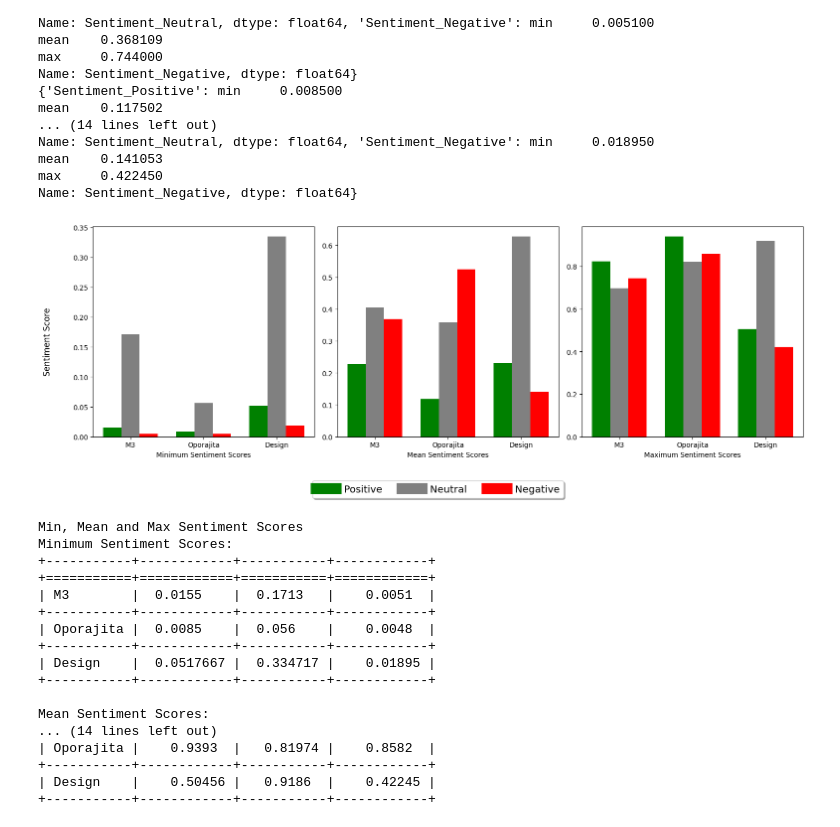
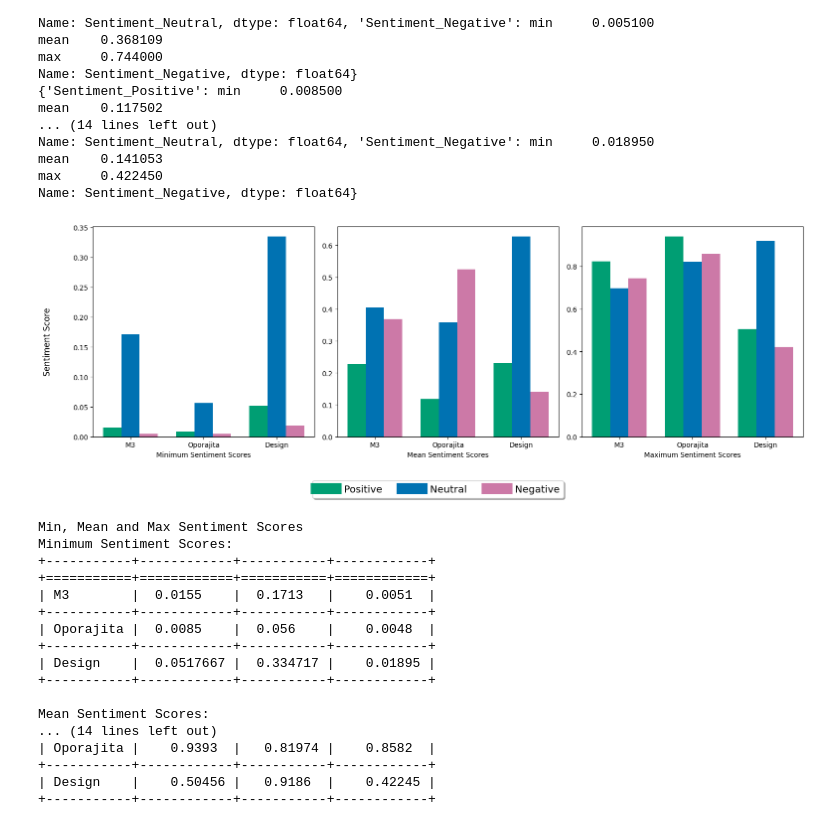
Before and after one commit to SumitKar01/mail-response-analysis, a Jupyter notebook: graphing-response-sp.ipynb, the cells around one changed output. Saved outputs shown, nothing was run; the diff lists cells and outputs as text; code cells hidden in the pictures.

```diff
--- a/graphing-response-sp.ipynb
+++ b/graphing-response-sp.ipynb
@@ -267,7 +267,7 @@ def plot_sentiment_scores(ax, data, title):
     x = np.arange(len(labels))
     width = 0.25
 
-    for i, (label, color) in enumerate(zip(['Positive', 'Neutral', 'Negative'], ['green', 'grey', 'red'])):
+    for i, (label, color) in enumerate(zip(['Positive', 'Neutral', 'Negative'], ['#009E73', '#0072B2', '#CC79A7'])):
         ax.bar(x + i*width - width, data[label], width, label=label, color=color)
         ax.set_xlabel(title)
 #     ax.set_ylabel('Sentiment Score')
@@ -323,34 +323,34 @@ fig.text(-0.03, 0.5, 'Sentiment Score', va='center', rotation='vertical', fontsi
 # Plotting minimum sentiment scores
 plot_sentiment_scores(axs[0], min_data, 'Minimum Sentiment Scores')
 
 # Plotting mean sentiment scores
 plot_sentiment_scores(axs[1], mean_data, 'Mean Sentiment Scores')
 
 # Plotting maximum sentiment scores
 plot_sentiment_scores(axs[2], max_data, 'Maximum Sentiment Scores')
 
 plt.tight_layout()
 plt.show()
 print('Min, Mean and Max Sentiment Scores')
 
 
 
 # Custom row headers
 row_headers = ['M3', 'Oporajita', 'Design']
 
 # Print minimum sentiment scores
 print("Minimum Sentiment Scores:")
 print(tabulate(min_data, headers='keys', showindex=row_headers, tablefmt='grid'))
 
 # Print mean sentiment scores
 print("\nMean Sentiment Scores:")
 print(tabulate(mean_data, headers='keys', showindex=row_headers, tablefmt='grid'))
 
 # Print maximum sentiment scores
 print("\nMaximum Sentiment Scores:")
 print(tabulate(max_data, headers='keys', showindex=row_headers, tablefmt='grid'))
 # %% [output]
-[figure, old version]
+[figure, new version]
 Min, Mean and Max Sentiment Scores
 Minimum Sentiment Scores:
 +-----------+------------+-----------+------------+
```
Also changed, not shown: parts of 2 cells of this notebook.
